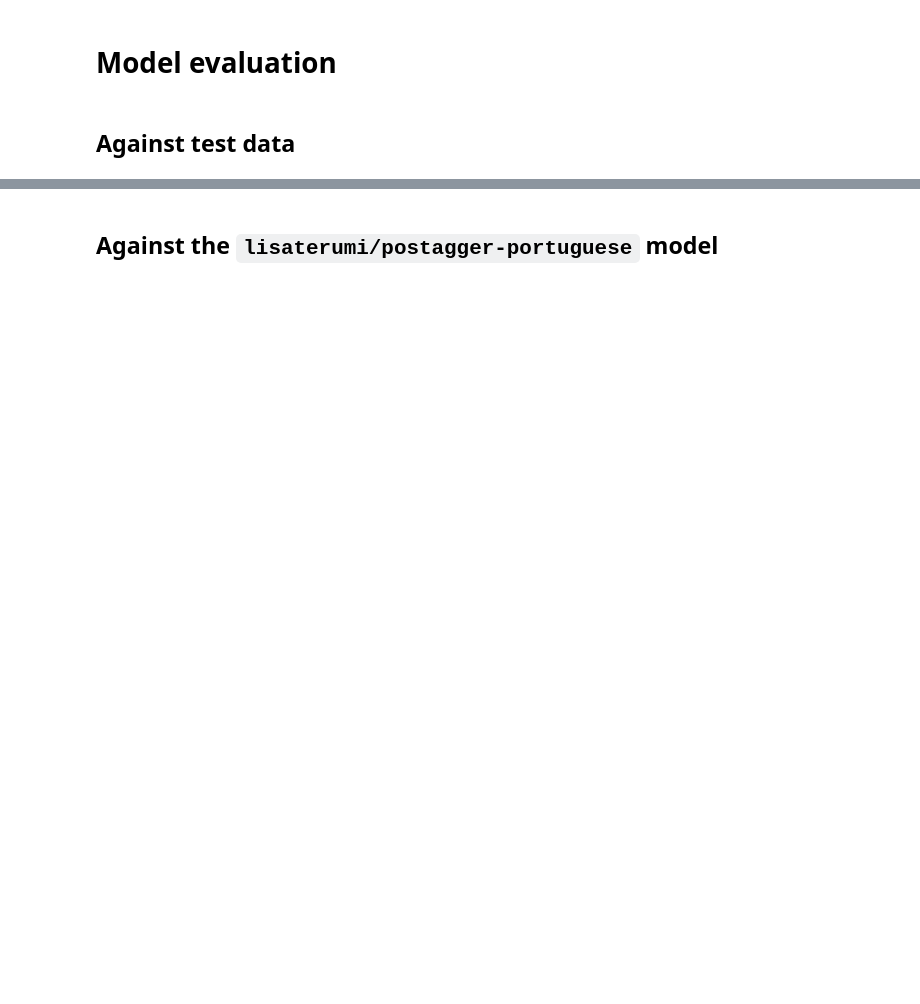
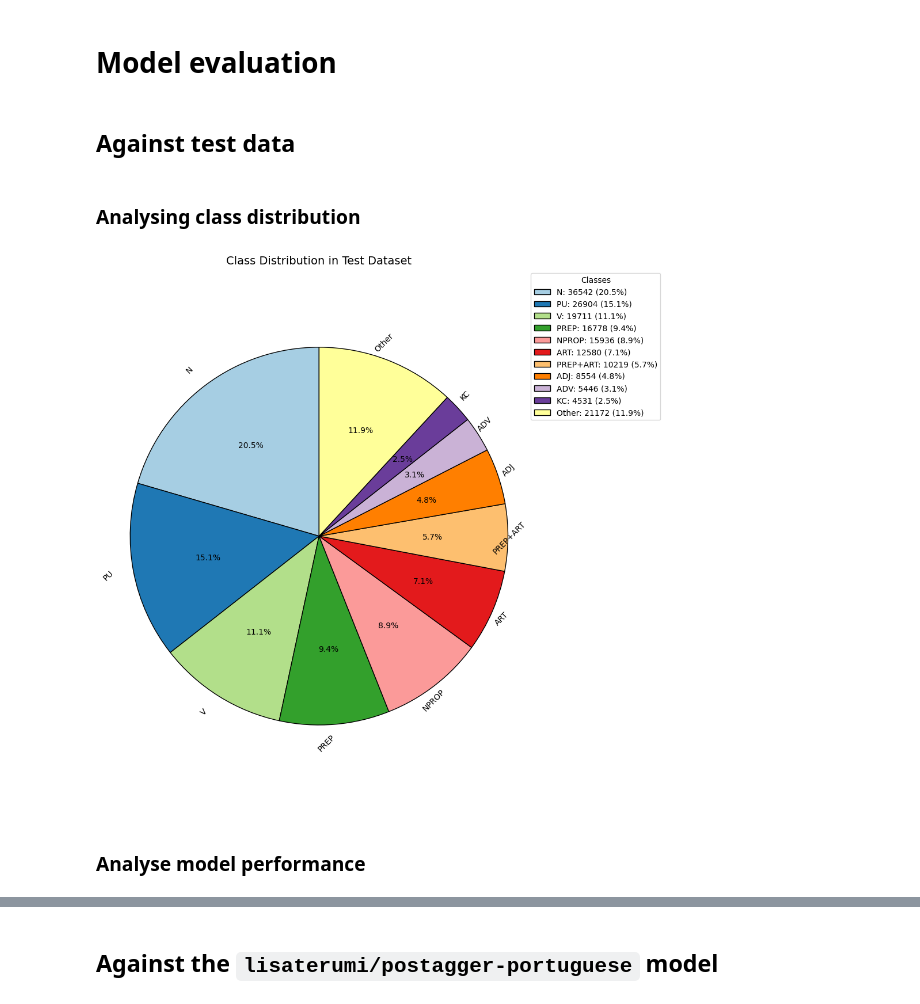
Before and after one commit to marcoVinha/nlp-tp2, a Jupyter notebook: notebooks/nlp_tp2.ipynb, the cells around one changed output, grey strips where cells are left out. Cells and saved outputs as stored; diff of their text form; code cells hidden in the pictures; blank space fills up the shorter version.

Commit message:
plot class distributions and precision per class

```diff
--- a/notebooks/nlp_tp2.ipynb
+++ b/notebooks/nlp_tp2.ipynb
@@ -302,0 +265,2 @@ def plot_class_precisions(per_class_precision):
+# %% [markdown]
+### Analysing class distribution
@@ -303,3 +363,14 @@ def plot_class_precisions(per_class_precision):
+# %%
+plot_class_distribution(
+    tokenized_dataset["test"],
+    label_column="pos_tags",
+    id2label=id2label,
+    threshold_percentage=2.5,
+)
+# %% [output]
+[figure, added]
+# %% [markdown]
+### Analyse model performance
 # %%
 model_results = trainer.evaluate(tokenized_dataset["test"])
 
```
Also changed, not shown: parts of 10 cells of this notebook.
